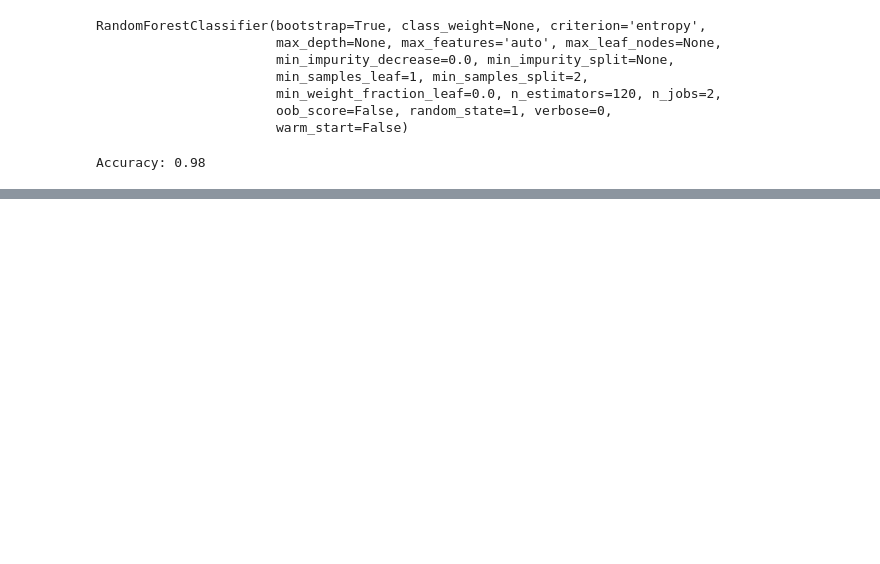
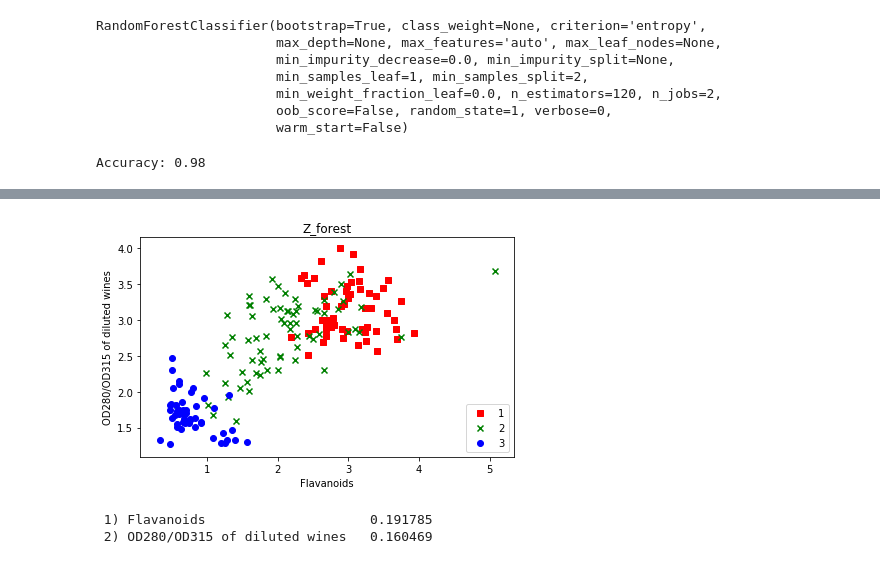
Before and after one commit to JIElite/A-piece-of-ML, a Jupyter notebook: DST_Random_Forest.ipynb, the cells around one changed output, grey strips where cells are left out. Saved outputs shown, nothing was run; the diff lists cells and outputs as text; code cells hidden in the pictures; blank space fills up the shorter version.

```diff
--- a/DST_Random_Forest.ipynb
+++ b/DST_Random_Forest.ipynb
@@ -152,0 +213,49 @@ Accuracy: 0.98
+# %%
+Z_forest = X_origin[['Flavanoids', 'OD280/OD315 of diluted wines']].values
+
+colors = ['r', 'g', 'b']
+markers = ['s', 'x', 'o']
+
+for l, c, m in zip(np.unique(Y_origin.values), colors, markers):
+    plt.scatter(Z_forest[Y_origin.values==l, 0],
+               Z_forest[Y_origin.values==l, 1],
+               c=c, label=l, marker=m)
+
+plt.title('Z_forest')
+plt.legend(loc='lower right')
+
+# We also can hard coded these labels by "Flavanoids" ...
+plt.xlabel(X_origin.columns.values[indices[0]])
+plt.ylabel(X_origin.columns.values[indices[1]])
+plt.tight_layout()
+# save fig
+# plt.savefig('./output/fig-forest-z.png', dpi=300)
+plt.show()
+# %% [output]
+[figure, added]
+# %%
+# sklearn provided Selectex from model
+'''
+Init signature:
+SelectFromModel(
+    estimator,
+    threshold=None,
+    prefit=False,
+    norm_order=1,
+    max_features=None,
+)
+'''
+# put "prefitted" Random ForestClassifier "forest" into SelectFromModel
+sfm = SelectFromModel(
+        forest,
+        threshold=0.16,
+        prefit=True
+)
+Z_forest_alt = sfm.transform(X_origin)
+for i in range(Z_forest_alt.shape[1]):
+    print("%2d) %-*s %f" % (i+1, 30,
+          X_origin.columns.values[indices[i]],
+         importances[indices[i]]))
+# %% [output]
+ 1) Flavanoids                     0.191785
+ 2) OD280/OD315 of diluted wines   0.160469
```
Also changed, not shown: parts of 21 cells of this notebook.
